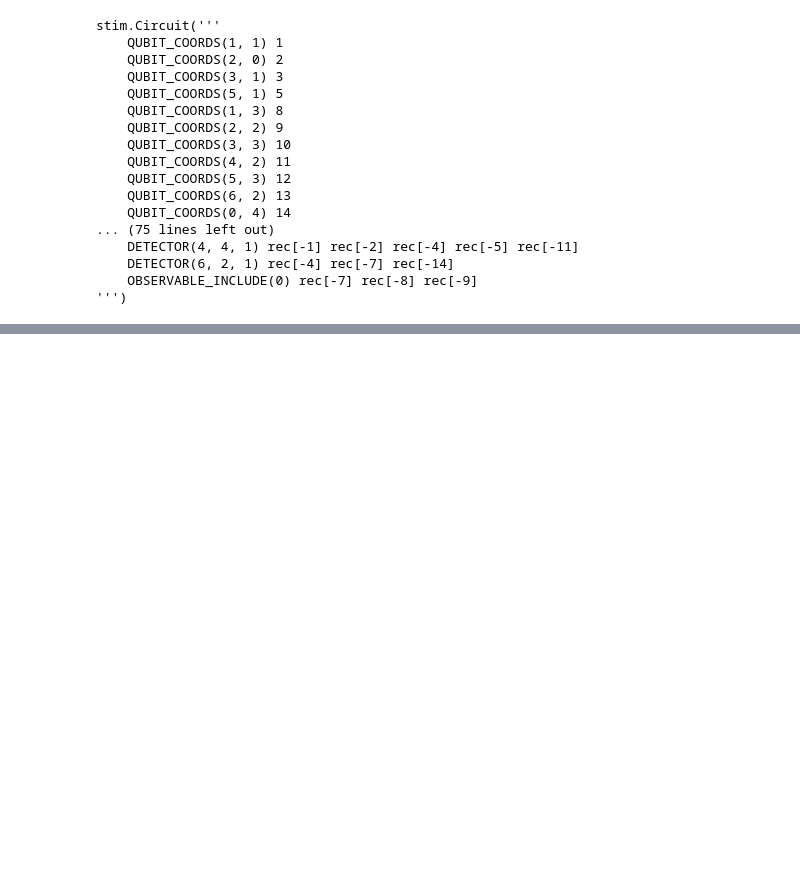
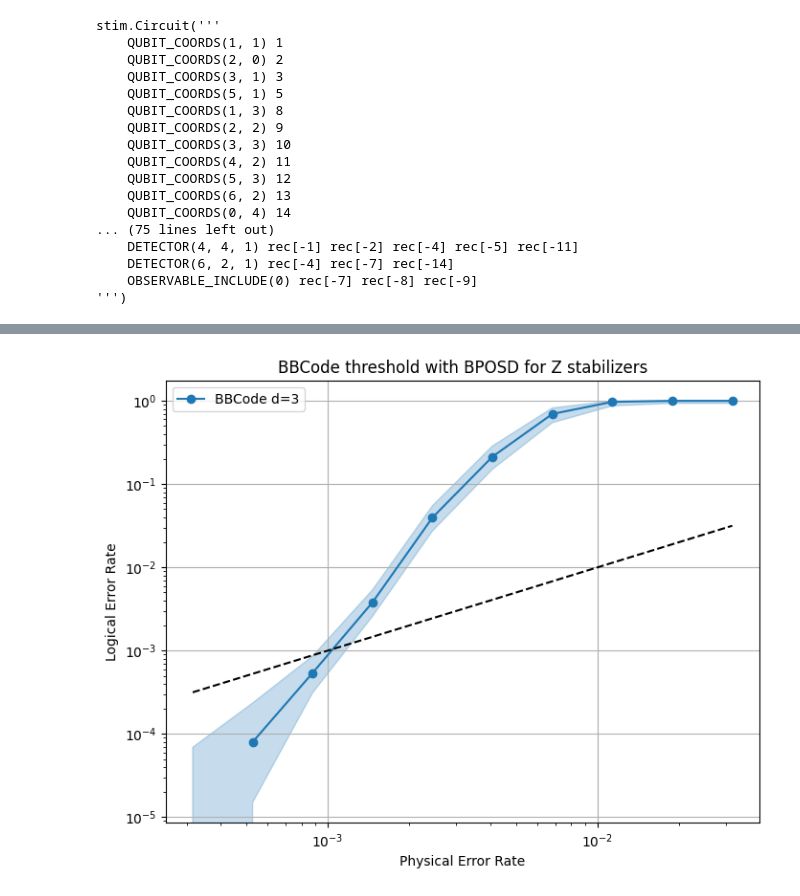
Before and after one commit to Infleqtion/qLDPC, a Jupyter notebook: examples/Stim_QEC.ipynb, the cells around one changed output, grey strips where cells are left out. Cells and saved outputs as stored; diff of their text form; code cells hidden in the pictures; blank space fills up the shorter version.

```diff
--- a/examples/Stim_QEC.ipynb
+++ b/examples/Stim_QEC.ipynb
@@ -330,6 +298,10 @@ def plot_results(samples):
     # Save to file and also open in a window.
     fig.savefig(f'{file_name}_plot.png')
     plt.show()
+# %%
+plot_results(samples)
+# %% [output]
+[figure, added]
 # %%
 plot_results(samples)
 # %% [output]
```
Also changed, not shown: parts of 12 cells of this notebook.
